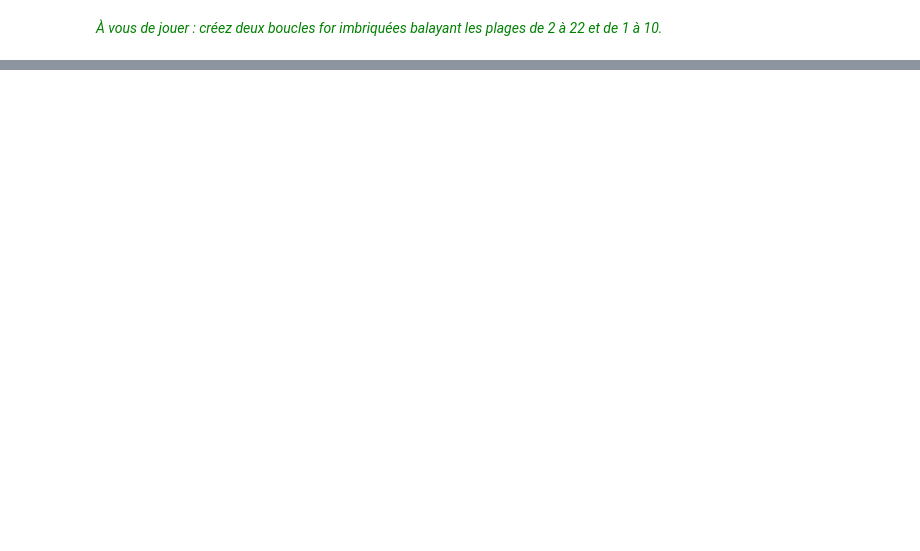
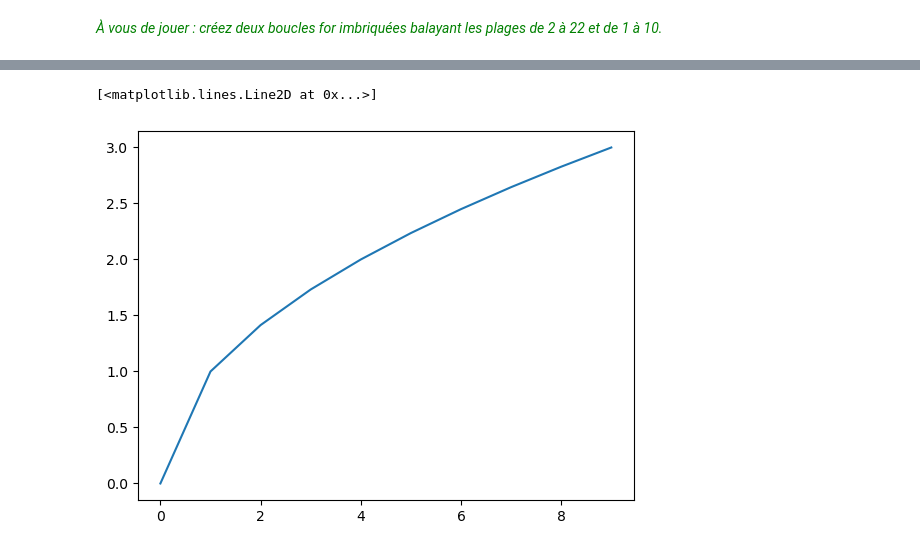
Before and after one commit to eddes/INSA, a Jupyter notebook: python/tuto_1.ipynb, the cells around one changed output, grey strips where cells are left out. Drawn from its saved outputs; the diff is of its cells as text; code cells hidden in the pictures; blank space fills up the shorter version.

```diff
--- a/python/tuto_1.ipynb
+++ b/python/tuto_1.ipynb
@@ -185,0 +202,11 @@ Pour les calculs en physique de l'air humide, on fait appel fréquemment à la p
+# %%
+import matplotlib.pyplot as plt # on lui donne tout de suite un petit surnom raccourci, ce sera son blaze pour la suite
+import numpy as np
+
+#on definit 2 vecteurs
+x=np.arange(0,10,1)
+y=x**0.5  # y est la racine carrée de x
+plt.plot(x,y)
+# %% [output]
+[<matplotlib.lines.Line2D at 0x...>]
+[figure, added]
```
Also changed, not shown: parts of 37 cells of this notebook.
